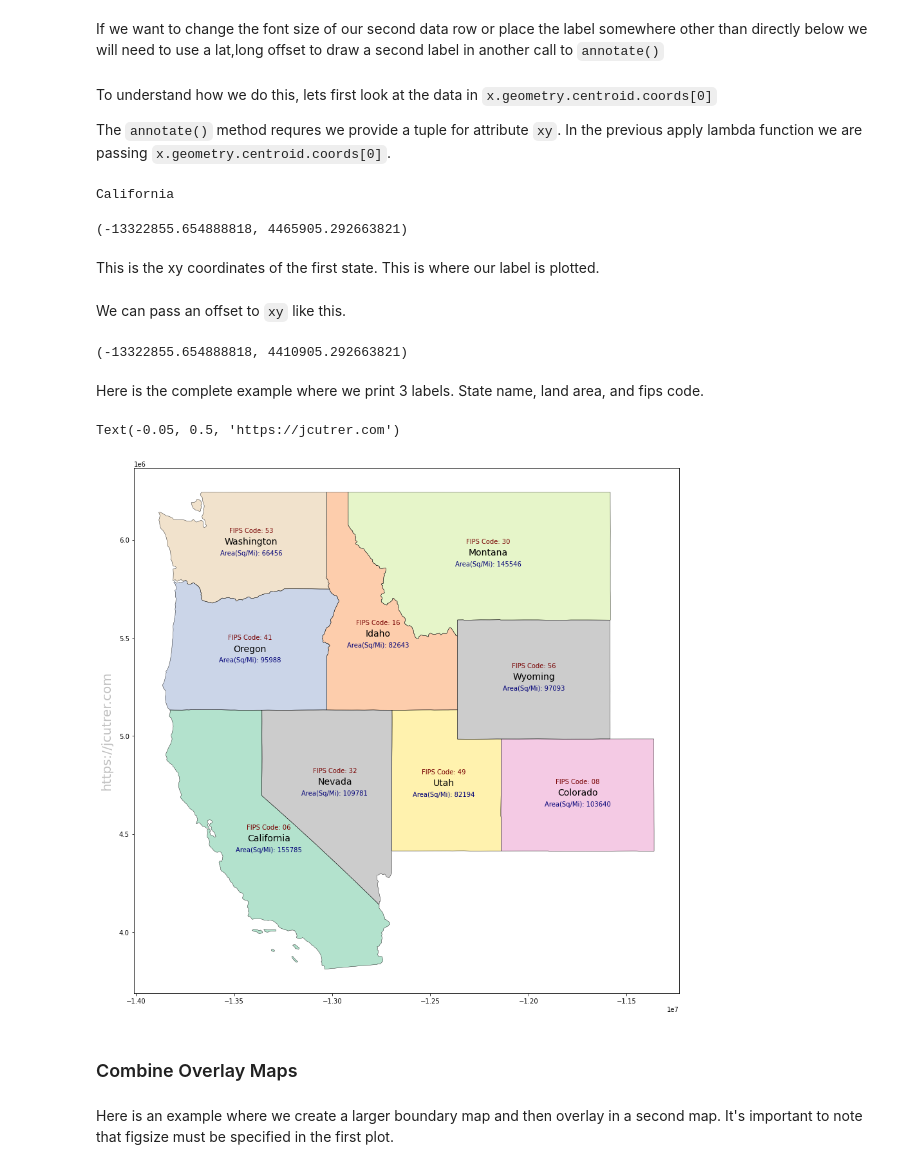
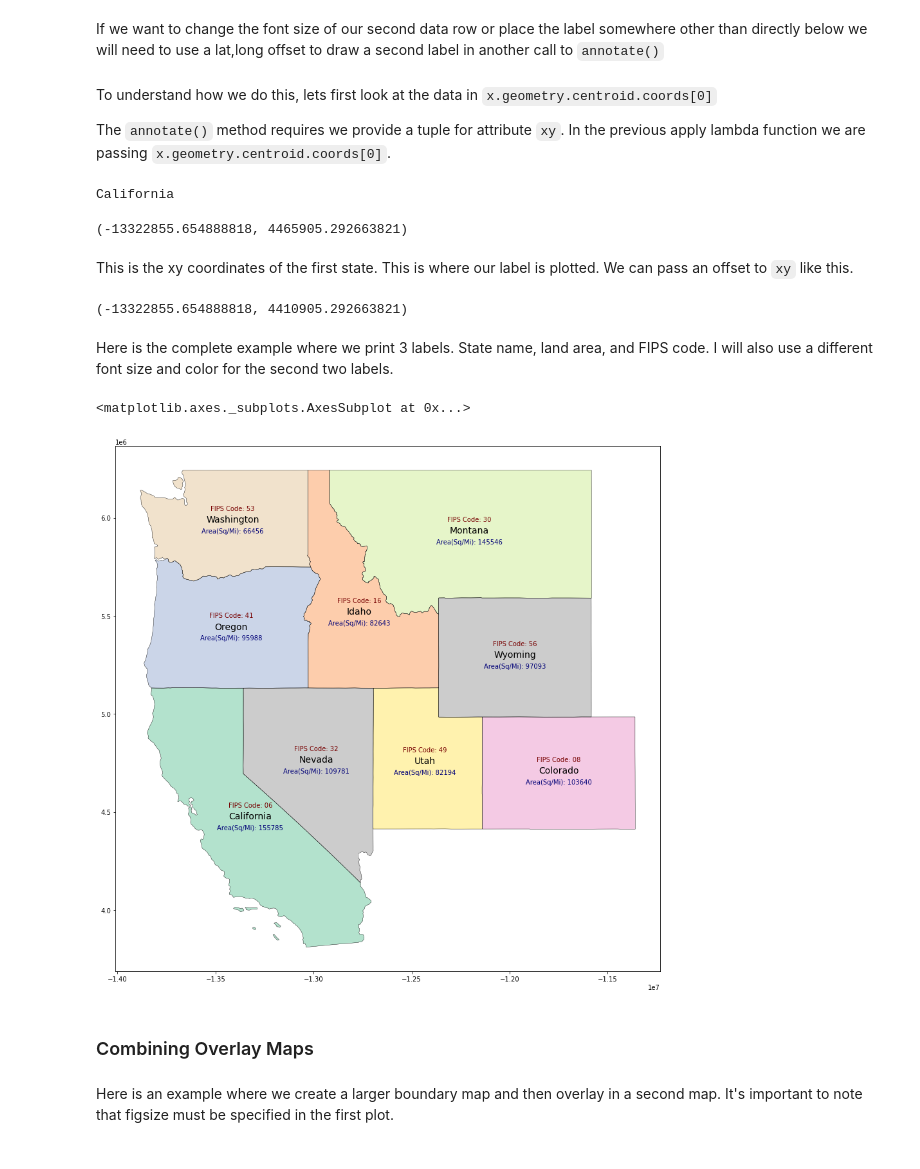
Before and after one commit to joncutrer/geopandas-tutorial, a Jupyter notebook: geopandas-us-map.ipynb, the cells around one changed output. Saved outputs shown, nothing was run; the diff lists cells and outputs as text; code cells hidden in the pictures.

```diff
--- a/geopandas-us-map.ipynb
+++ b/geopandas-us-map.ipynb
@@ -247,7 +243,7 @@ If we want to change the font size of our second data row or place the label som
 # %% [markdown]
 To understand how we do this, lets first look at the data in `x.geometry.centroid.coords[0]`
 
-The `annotate()` method requres we provide a tuple for attribute `xy`. In the previous apply lambda function we are passing `x.geometry.centroid.coords[0]`.
+The `annotate()` method requires we provide a tuple for attribute `xy`. In the previous apply lambda function we are passing `x.geometry.centroid.coords[0]`.
 # %%
 # Get the first state
 tmpdf = states.iloc[0]
@@ -259,54 +255,48 @@ tmpdf.geometry.centroid.coords[0]
 California
 (-13322855.654888818, 4465905.292663821)
 # %% [markdown]
-This is the xy coordinates of the first state.  This is where our label is plotted.
+This is the xy coordinates of the first state.  This is where our label is plotted. We can pass an offset to `xy` like this.
-# %% [markdown]
-We can pass an offset to `xy` like this.
 # %%
 ( tmpdf.geometry.centroid.coords[0][0], tmpdf.geometry.centroid.coords[0][1] - 55000 )
 # %% [output]
 (-13322855.654888818, 4410905.292663821)
 # %% [markdown]
-Here is the complete example where we print 3 labels.  State name, land area, and fips code.
+Here is the complete example where we print 3 labels.  State name, land area, and FIPS code.  I will also use a different font size and color for the second two labels.
 # %%
 import math
 fig = plt.figure(1, figsize=(25,15))
 ax = fig.add_subplot()
 
 # Label 1 State Name
 west.apply(lambda x: ax.annotate(s=x.NAME, xy=x.geometry.centroid.coords[0], ha='center', fontsize=14),axis=1);
 
 # Label 2 Area using longitudinal offset
 west.apply(
     lambda x: ax.annotate(
         s="Area(Sq/Mi): " + str(math.floor(x.ALAND / 2589988.1103)),
         xy= (x.geometry.centroid.coords[0][0], x.geometry.centroid.coords[0][1] - 55000 ),
         ha='center',
         color='#000077', # blue
         fontsize=10),axis=1);
 
 # Label 3 FIPS Code using longitudinal Offset
 west.apply(
     lambda x: ax.annotate(
         s="FIPS Code: " + x.STATEFP,
         xy= (x.geometry.centroid.coords[0][0] , x.geometry.centroid.coords[0][1] + 60000 ),
         ha='center',
         color='#770000', #red
         fontsize=10),axis=1);
 
 
 west.boundary.plot(ax=ax, color='Black', linewidth=.4)
 
 west.plot(ax=ax, cmap='Pastel2', figsize=(12, 12))
-
-ax.text(-0.05, 0.5, 'https://jcutrer.com', transform=ax.transAxes,
-        fontsize=20, color='gray', alpha=0.5,
-        ha='center', va='center', rotation='90')
 # %% [output]
-Text(-0.05, 0.5, 'https://jcutrer.com')
+<matplotlib.axes._subplots.AxesSubplot at 0x...>
-[figure, old version]
+[figure, new version]
 # %% [markdown]
-### Combine Overlay Maps
+### Combining Overlay Maps
 # %% [markdown]
 Here is an example where we create a larger boundary map and then overlay in a second map.  It's important to note that figsize must be specified in the first plot.
 # %%
```
Also changed, not shown: parts of 2 cells of this notebook.
